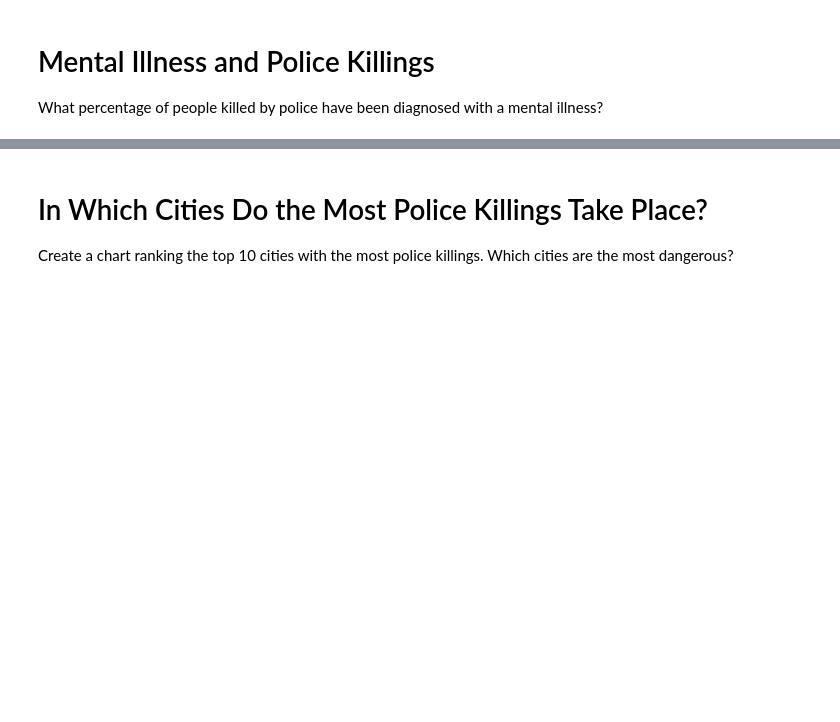
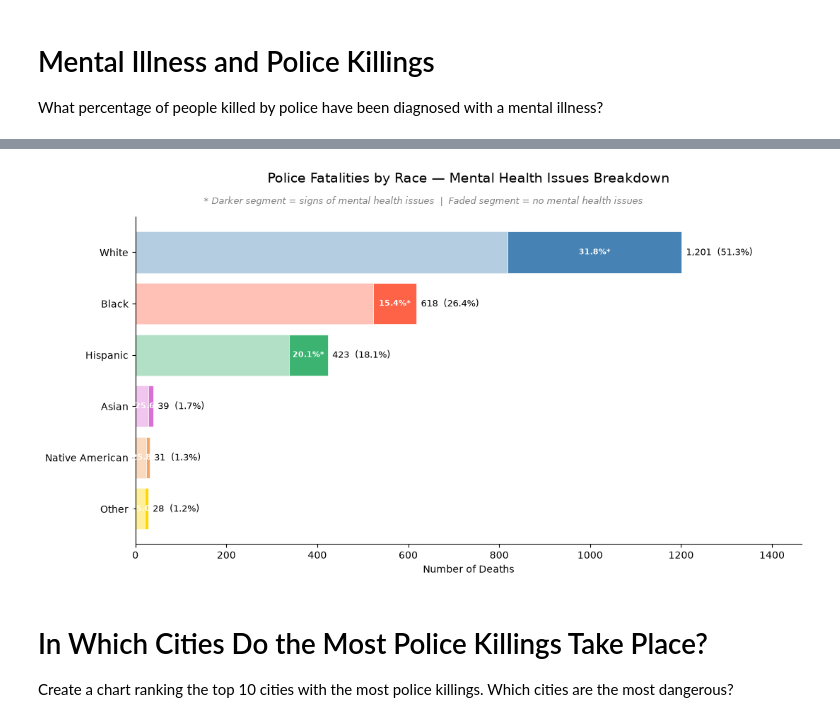
Before and after one commit to LegradiK/us_police_incidents_analysis, a Jupyter notebook: us_police_incidents_analysis.ipynb, the cells around one changed output, grey strips where cells are left out. Drawn from its saved outputs; the diff is of its cells as text; code cells hidden in the pictures; blank space fills up the shorter version.

```diff
--- a/us_police_incidents_analysis.ipynb
+++ b/us_police_incidents_analysis.ipynb
@@ -1096,3 +1366,80 @@ What percentage of people killed by police have been diagnosed with a mental ill
+# %%
+race_labels = {
+    'W': 'White',
+    'B': 'Black',
+    'H': 'Hispanic',
+    'A': 'Asian',
+    'N': 'Native American',
+    'O': 'Other',
+}
+
+colors = {
+    'W': 'steelblue',
+    'B': 'tomato',
+    'H': 'mediumseagreen',
+    'A': 'orchid',
+    'N': 'sandybrown',
+    'O': 'gold',
+}
+
+df_race_mental = df_deaths_by_police[df_deaths_by_police['race'].isin(race_labels)].copy()
+df_race_mental = df_race_mental.groupby('race').agg(
+    total=('race', 'count'),
+    mental_health=('signs_of_mental_illness', 'sum')
+).reset_index()
+df_race_mental['no_mental_health'] = df_race_mental['total'] - df_race_mental['mental_health']
+df_race_mental['label'] = df_race_mental['race'].map(race_labels)
+df_race_mental['color'] = df_race_mental['race'].map(colors)
+df_race_mental = df_race_mental.sort_values('total', ascending=True)
+
+fig, ax = plt.subplots(figsize=(11, 6))
+
+# ── Stacked bars ───────────────────────────────────────────────────────
+ax.barh(df_race_mental['label'], df_race_mental['no_mental_health'],
+        color=df_race_mental['color'], alpha=0.4,
+        edgecolor='white', linewidth=0.5)
+
+ax.barh(df_race_mental['label'], df_race_mental['mental_health'],
+        left=df_race_mental['no_mental_health'],
+        color=df_race_mental['color'], alpha=1.0,
+        edgecolor='white', linewidth=0.5)
+
+# ── Labels ─────────────────────────────────────────────────────────────
+total_all = df_race_mental['total'].sum()
+for _, row in df_race_mental.iterrows():
+    pct_mh    = (row['mental_health'] / row['total']) * 100
+    pct_total = (row['total'] / total_all) * 100
+
+    # Mental health % inside the darker segment
+    ax.text(
+        row['no_mental_health'] + row['mental_health'] / 2,
+        list(df_race_mental['label']).index(row['label']),
+        f"{pct_mh:.1f}%*",
+        ha='center', va='center', fontsize=8, color='white', fontweight='bold'
+    )
+
+    # Total count + % of all deaths at end of bar
+    ax.text(
+        row['total'] + 10,
+        list(df_race_mental['label']).index(row['label']),
+        f"{row['total']:,}  ({pct_total:.1f}%)",
+        va='center', fontsize=9
+    )
+
+ax.set_title('Police Fatalities by Race — Mental Health Issues Breakdown', fontsize=14, pad=35)
+ax.set_xlabel('Number of Deaths')
+ax.set_xlim(0, df_race_mental['total'].max() * 1.22)
+ax.spines[['top', 'right']].set_visible(False)
+
+# ── Footnote ───────────────────────────────────────────────────────────
+fig.text(0.5, 0.9,
+         '* Darker segment = signs of mental health issues  |  Faded segment = no mental health issues',
+         fontsize=9, color='grey', ha='center', style='italic')
+
+plt.tight_layout()
+plt.show()
+# %% [output]
+[figure, added]
 # %% [markdown]
 # In Which Cities Do the Most Police Killings Take Place?
 
```
Also changed, not shown: parts of 20 cells of this notebook.
